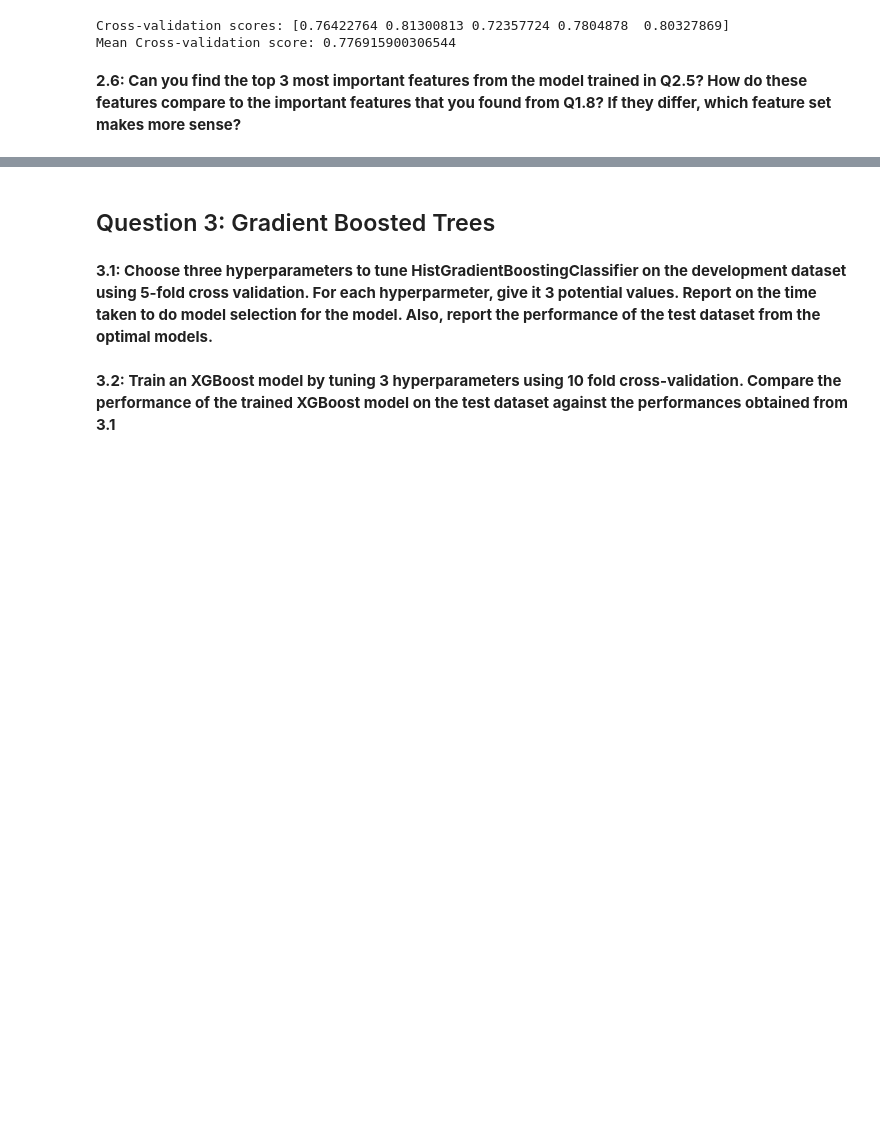
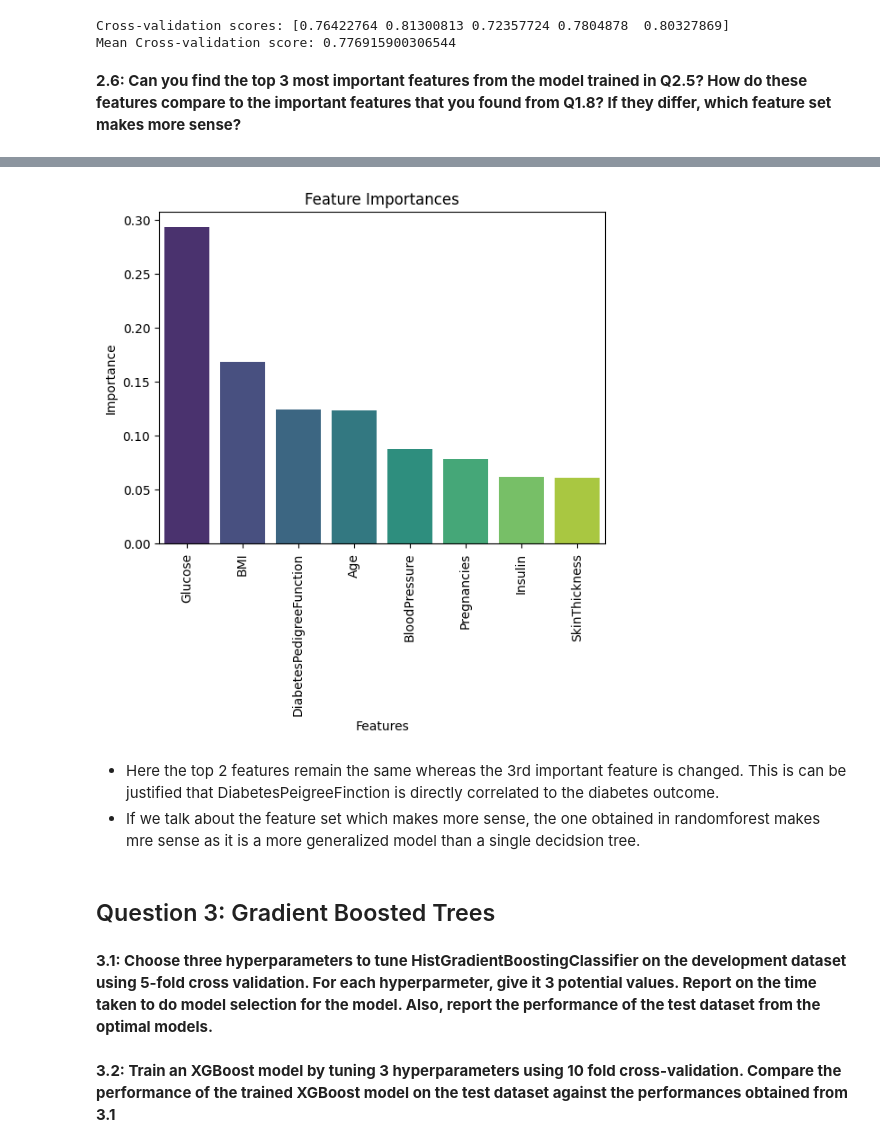
Before and after one commit to Apurva3509/Applied-Machine-Learning, a Jupyter notebook: 2/AML_HW2_Spring2024_Questions.ipynb, the cells around one changed output, grey strips where cells are left out. Saved outputs shown, nothing was run; the diff lists cells and outputs as text; code cells hidden in the pictures; blank space fills up the shorter version.

Commit message:
Q3 remaining

```diff
--- a/2/AML_HW2_Spring2024_Questions.ipynb
+++ b/2/AML_HW2_Spring2024_Questions.ipynb
@@ -438,0 +451,5 @@ SyntaxError: '(' was never closed (<ipython-input-87-c220374b7f7b>, line 4)
+# %%
+## YOUR CODE HERE
+imp_df2 = pd.DataFrame({'Features': features, 'Weights': feat_imp})
+imp_sorted2 = imp_df2.sort_values(by = ['Weights'], ascending = False)
+imp_sorted2
@@ -439,3 +466,15 @@ SyntaxError: '(' was never closed (<ipython-input-87-c220374b7f7b>, line 4)
+# %%
+ax = sns.barplot(x='Features', y='Weights', data=imp_sorted2, palette='viridis')
+ax.set_xlabel('Features')
+ax.set_ylabel('Importance')
+ax.set_title('Feature Importances')
+ax.tick_params(axis='x', rotation=90)
+plt.show()
+# %% [output]
+[figure, added]
+# %% [markdown]
+- Here the top 2 features remain the same whereas the 3rd important feature is changed. This is can be justified that DiabetesPeigreeFinction is directly correlated to the diabetes outcome.
+- If we talk about the feature set which makes more sense, the one obtained in randomforest makes mre sense as it is a more generalized model than a single decidsion tree.
 # %% [markdown]
 ## Question 3: Gradient Boosted Trees
 # %% [markdown]
```
Also changed, not shown: parts of 8 cells of this notebook.
